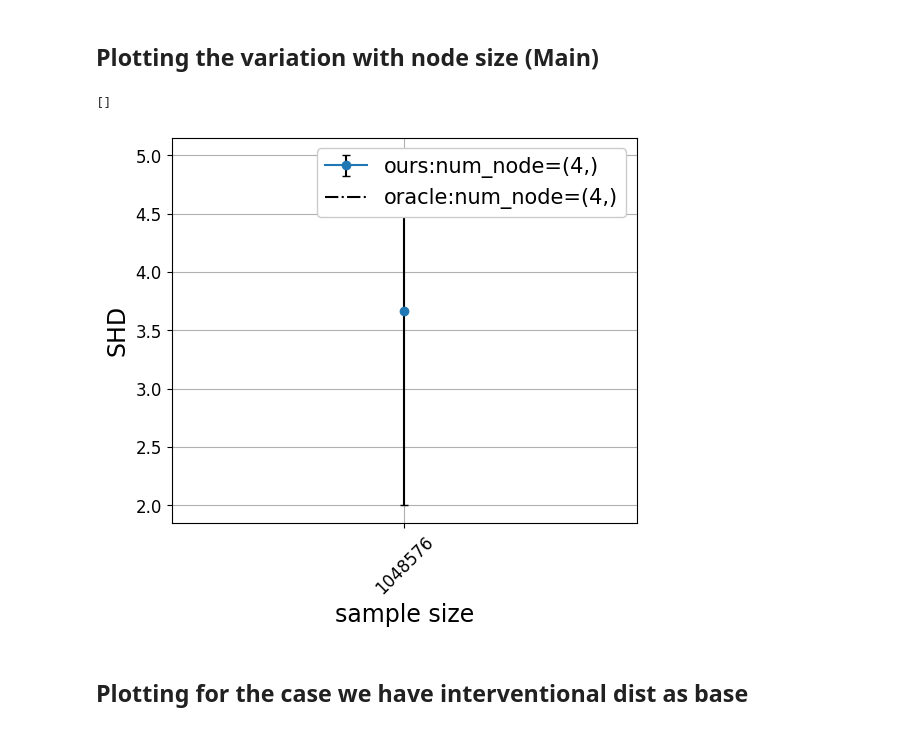
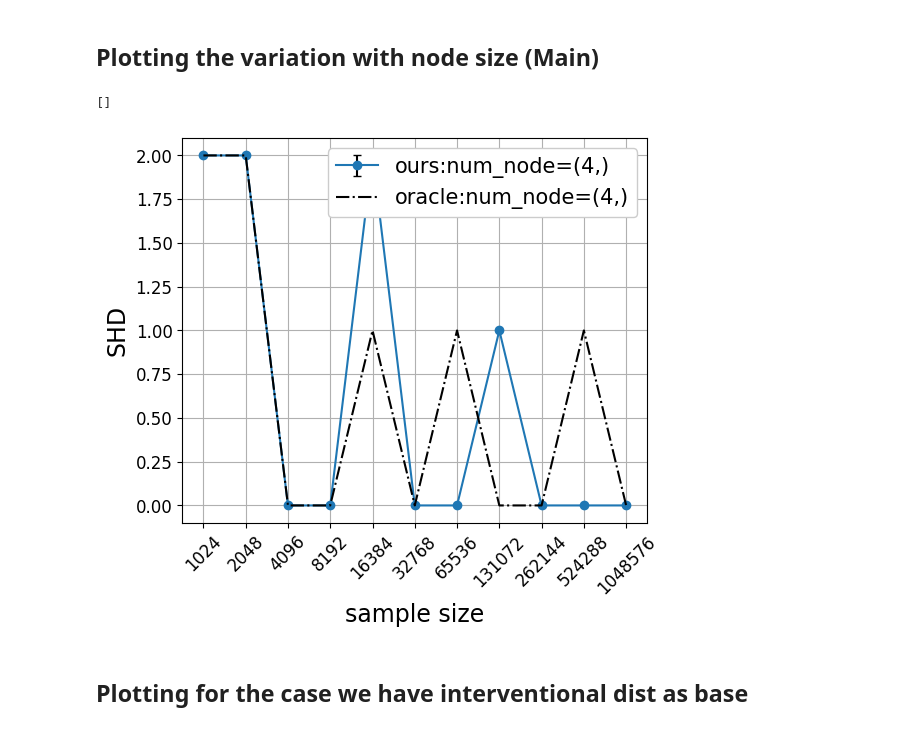
Before and after one commit to BigBang0072/mixture_mec, a Jupyter notebook: ResultAnalysis-SACHS.ipynb, the cells around one changed output. Saved outputs shown, nothing was run; the diff lists cells and outputs as text; code cells hidden in the pictures.

```diff
--- a/ResultAnalysis-SACHS.ipynb
+++ b/ResultAnalysis-SACHS.ipynb
@@ -122,7 +122,7 @@ oracle_ls = {4:"-.",6:":",8:"--",12:"-.",15:":",20:"--",11:"-."}
 #4 : with all obs sample, gmm_tol=100
 #5: with gmm_tol=1e-3
 
-expt_name = "expt_logs_sim_gamma48-test3"
+expt_name = "expt_logs_sim_compsel_n4"
 
 expt_fpath_list= ["all_expt_logs/{}/".format(expt_name)]
 expt_df = merge_df_multiple_expt(expt_fpath_list)
@@ -174,34 +174,34 @@ for num_node,node_df in expt_df.groupby(["num_nodes"]):
         elif "igsp" in metric:
             ax.errorbar(range(len(sample_size)),
                                   metric_mean,
 #                                   yerr=q25_75,
                                   ls=oracle_ls[num_node[0]],
                                   color="red",
 #                                   capsize=3,
                                   ecolor = "black",
                                   label="igsp".format(num_node)
             )
         else:
             ax.errorbar(range(len(sample_size)),
                                   metric_mean,
                                   yerr=q25_75,
                                   capsize=3,
                                   ecolor = "black",
                                   fmt="-o",
                                   label="ours:num_node={}".format(num_node)
             )
 #         ax.set_title("Metric = {}".format(metric))
         ax.set_ylabel(metric_name)
         ax.set_xlabel("sample size")
         ax.set_xticks(range(len(sample_size)))
         ax.set_xticklabels(sample_size,rotation=45)
         ax.legend(prop={'size': 15},framealpha=1.0)
         ax.grid(True)
 # plt.savefig('{}-{}.pdf'.format(metric,expt_name), bbox_inches='tight')
 plt.plot()
 # %% [output]
 []
-[figure, old version]
+[figure, new version]
 # %% [markdown]
 ## Plotting for the case we have interventional dist as base
 # %%
```
Also changed, not shown: 35 other files.
